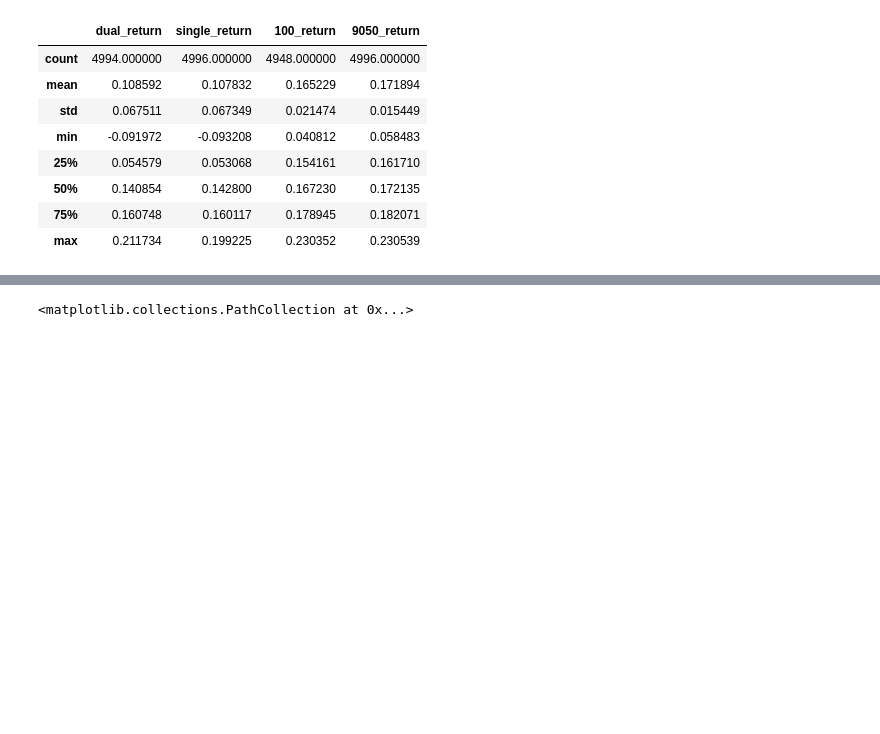
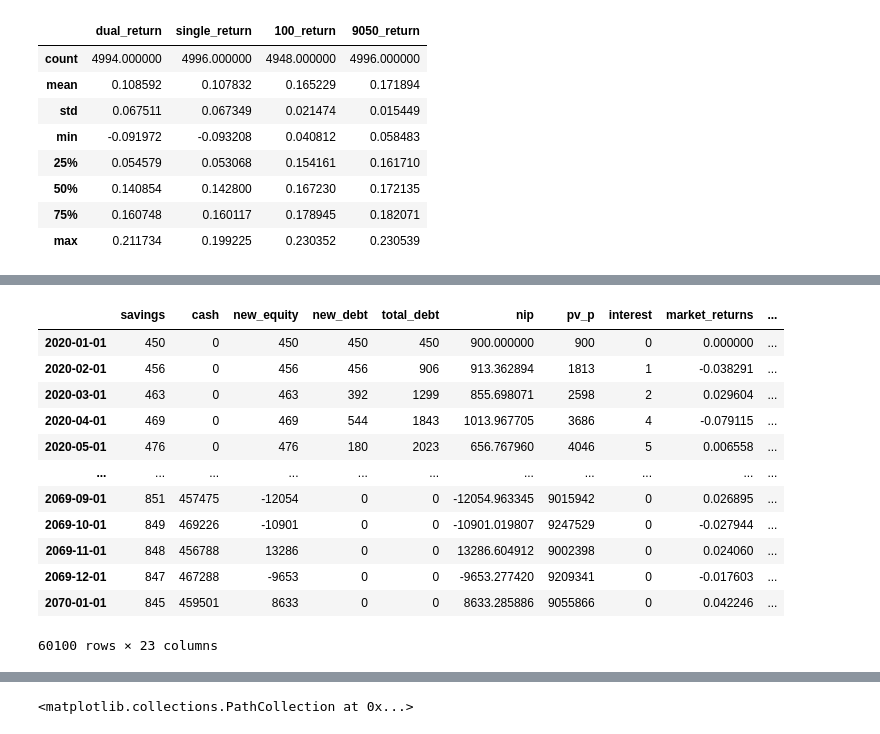
Before and after one commit to neriksen/applied_finance, a Jupyter notebook: distribution_of_returns.ipynb, the cells around one changed output, grey strips where cells are left out. Cells and saved outputs as stored; diff of their text form; code cells hidden in the pictures; blank space fills up the shorter version.

```diff
--- a/distribution_of_returns.ipynb
+++ b/distribution_of_returns.ipynb
@@ -169,0 +174,16 @@ ports.loc[:, ['new_debt']].reset_index()
+# %%
+ports
+# %% [output]
+|  | savings | cash | new_equity | new_debt | total_debt | nip | pv_p | interest | market_returns | ... |
+| 2020-01-01 | 450 | 0 | 450 | 450 | 450 | 900.000000 | 900 | 0 | 0.000000 | ... |
+| 2020-02-01 | 456 | 0 | 456 | 456 | 906 | 913.362894 | 1813 | 1 | -0.038291 | ... |
+| 2020-03-01 | 463 | 0 | 463 | 392 | 1299 | 855.698071 | 2598 | 2 | 0.029604 | ... |
+| 2020-04-01 | 469 | 0 | 469 | 544 | 1843 | 1013.967705 | 3686 | 4 | -0.079115 | ... |
+| 2020-05-01 | 476 | 0 | 476 | 180 | 2023 | 656.767960 | 4046 | 5 | 0.006558 | ... |
+| ... | ... | ... | ... | ... | ... | ... | ... | ... | ... | ... |
+| 2069-09-01 | 851 | 457475 | -12054 | 0 | 0 | -12054.963345 | 9015942 | 0 | 0.026895 | ... |
+| 2069-10-01 | 849 | 469226 | -10901 | 0 | 0 | -10901.019807 | 9247529 | 0 | -0.027944 | ... |
+| 2069-11-01 | 848 | 456788 | 13286 | 0 | 0 | 13286.604912 | 9002398 | 0 | 0.024060 | ... |
+| 2069-12-01 | 847 | 467288 | -9653 | 0 | 0 | -9653.277420 | 9209341 | 0 | -0.017603 | ... |
+| 2070-01-01 | 845 | 459501 | 8633 | 0 | 0 | 8633.285886 | 9055866 | 0 | 0.042246 | ... |
+60100 rows × 23 columns
```
Also changed, not shown: parts of 11 cells of this notebook.
